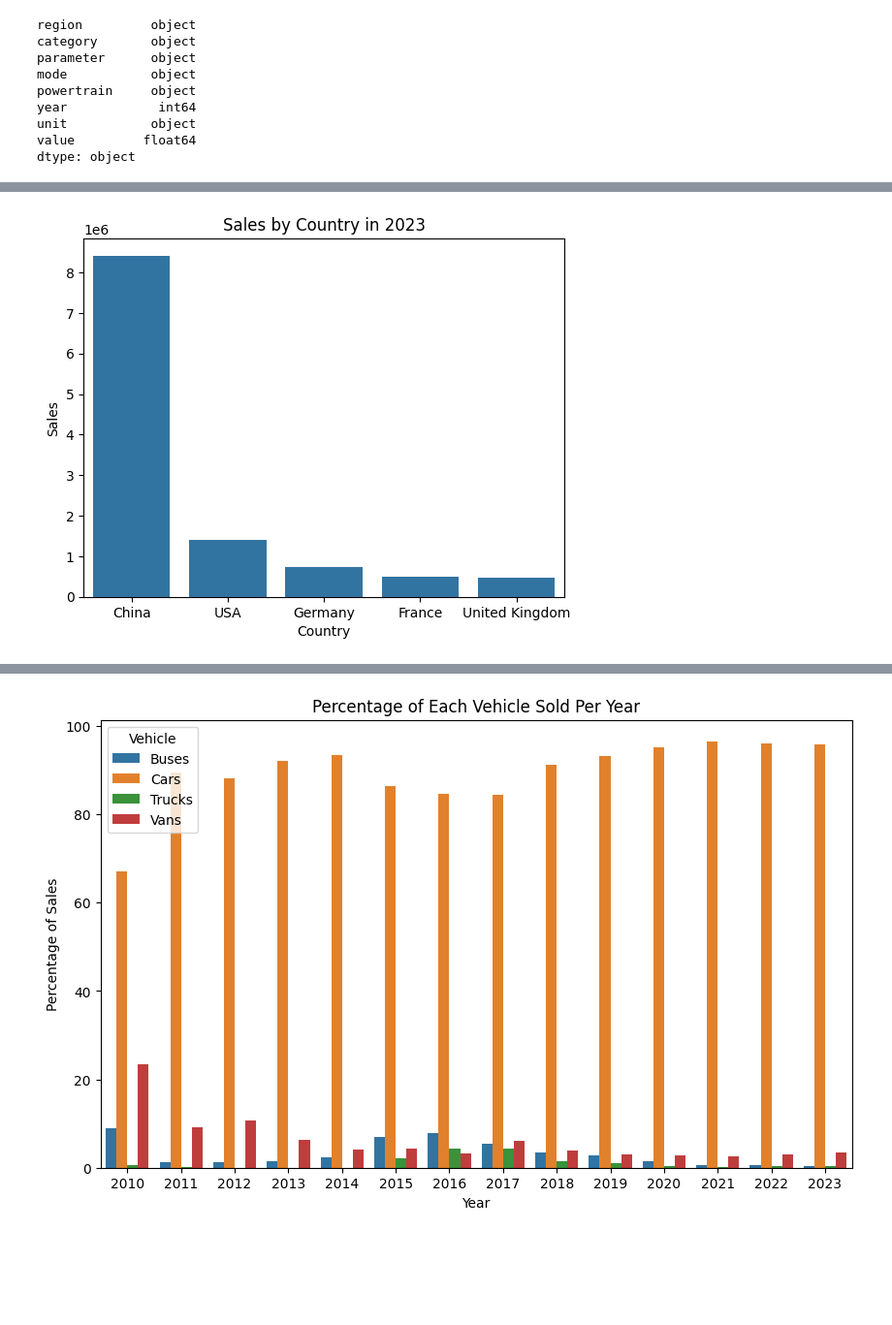
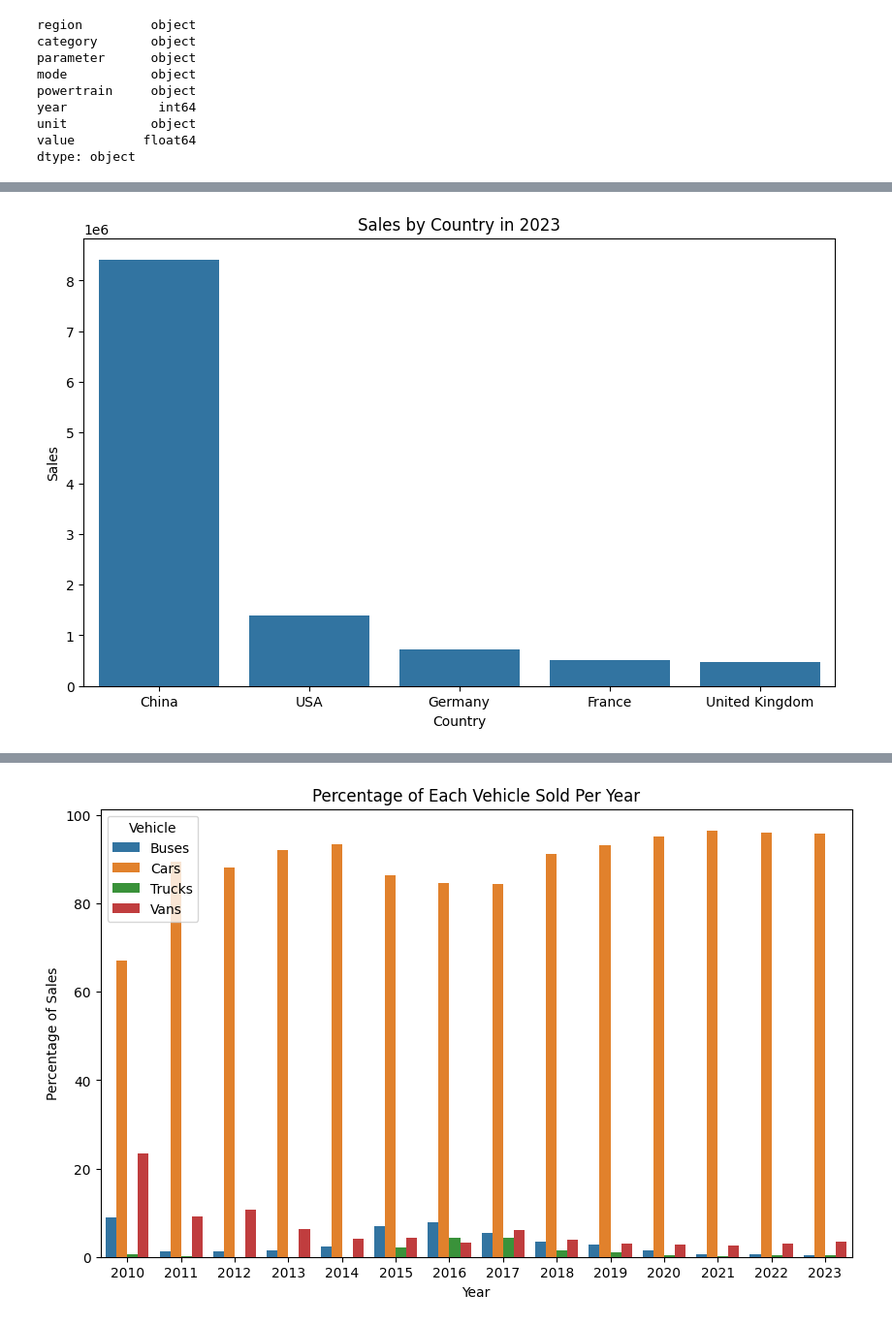
Before and after one commit to build-summer-2024/async-teal-kenny-final-project, a Jupyter notebook: final_project.ipynb, the cells around one changed output, grey strips where cells are left out. Shown: that part at 97% size. Cells and saved outputs as stored; diff of their text form; code cells hidden in the pictures; blank space fills up the shorter version.

```diff
--- a/final_project.ipynb
+++ b/final_project.ipynb
@@ -59,21 +61,22 @@ plt.show()
 # %%
 # 3. Who were the top 5 countries that sold EVs in 2023?
 historical_sales_2023 = sort_by_historical_sales[sort_by_historical_sales.year == 2023]
 country_sales = {}
 for country in countries:
     country_sales[country] = 0
 for index, row in historical_sales_2023.iterrows():
     if (row.region != "World" and row.region != "Europe" and row.region != "EU27"):
         country_sales[row.region] = country_sales[row.region] + row.value
 result = sorted(country_sales.items(), key=lambda item: item[1], reverse=True)
 sum_country_sales = pd.DataFrame(result,columns=["Country","Sales"])
 top_5_countries = sum_country_sales.nlargest(5,"Sales")
+plt.figure(figsize=(10, 6))
 seaborn.barplot(x=top_5_countries.Country,y=top_5_countries.Sales)
 plt.title("Sales by Country in 2023")
 plt.savefig("Visualizations/Question 3 Visualization.png")
 plt.show()
 # %% [output]
-[figure, old version]
+[figure, new version]
 # %%
 # 4. Which country has sold the most EVs in total?
 country_sales = {}
```
Also changed, not shown: parts of 7 cells of this notebook, 8 other files.
